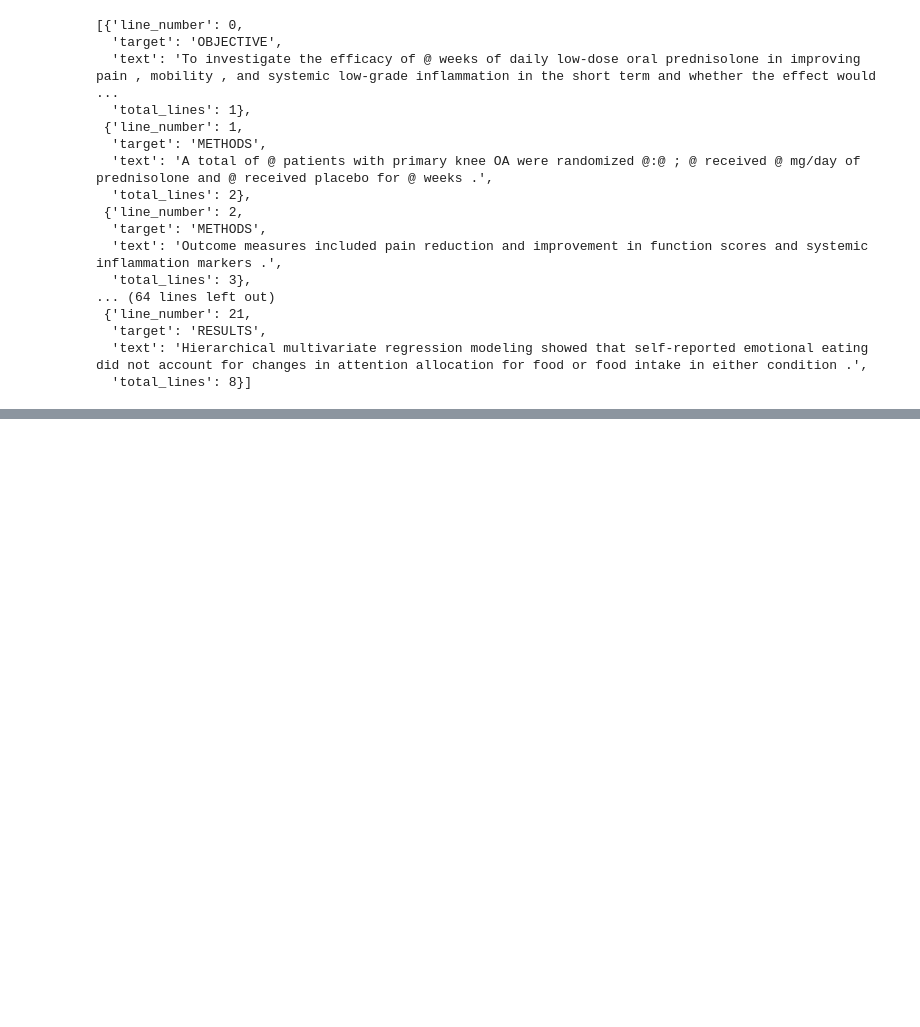
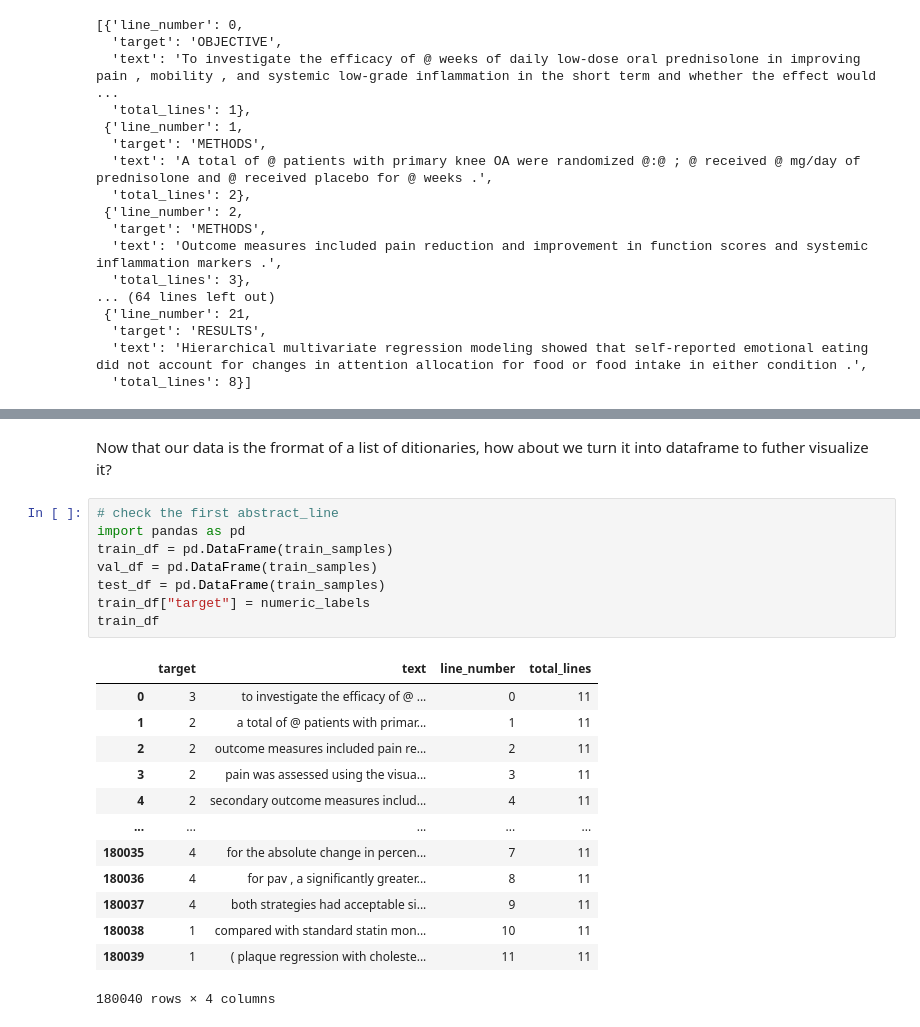
Before and after one commit to jrassoul/TensorFlow_Developer_Certificate_ZTM, a Jupyter notebook: 09_SkimLit_nlp_milestone_project/09_SkimLit_nlp_milestone_project_2.ipynb, the cells around one changed output, grey strips where cells are left out. Drawn from its saved outputs; the diff is of its cells as text; blank space fills up the shorter version.

```diff
--- a/09_SkimLit_nlp_milestone_project/09_SkimLit_nlp_milestone_project_2.ipynb
+++ b/09_SkimLit_nlp_milestone_project/09_SkimLit_nlp_milestone_project_2.ipynb
@@ -328,0 +329,24 @@ Wall time: 0 ns
+# %% [markdown]
+Now that our data is the frormat of a list of ditionaries, how about we turn it into dataframe to futher visualize it?
+# %%
+# check the first abstract_line
+import pandas as pd
+train_df = pd.DataFrame(train_samples)
+val_df = pd.DataFrame(train_samples)
+test_df = pd.DataFrame(train_samples)
+train_df["target"] = numeric_labels
+train_df
+# %% [output]
+|  | target | text | line_number | total_lines |
+| 0 | 3 | to investigate the efficacy of @ ... | 0 | 11 |
+| 1 | 2 | a total of @ patients with primar... | 1 | 11 |
+| 2 | 2 | outcome measures included pain re... | 2 | 11 |
+| 3 | 2 | pain was assessed using the visua... | 3 | 11 |
+| 4 | 2 | secondary outcome measures includ... | 4 | 11 |
+| ... | ... | ... | ... | ... |
+| 180035 | 4 | for the absolute change in percen... | 7 | 11 |
+| 180036 | 4 | for pav , a significantly greater... | 8 | 11 |
+| 180037 | 4 | both strategies had acceptable si... | 9 | 11 |
+| 180038 | 1 | compared with standard statin mon... | 10 | 11 |
+| 180039 | 1 | ( plaque regression with choleste... | 11 | 11 |
+180040 rows × 4 columns
```
Also changed, not shown: parts of 19 cells of this notebook.
